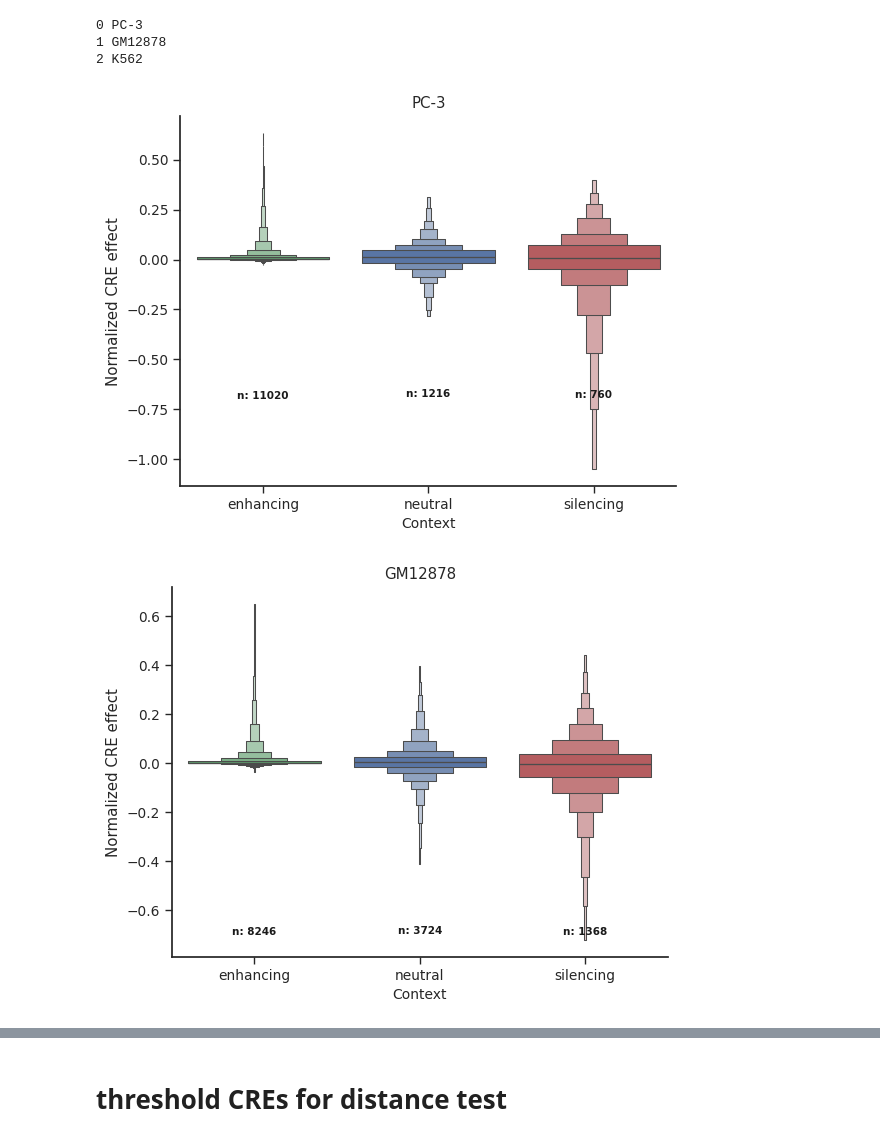
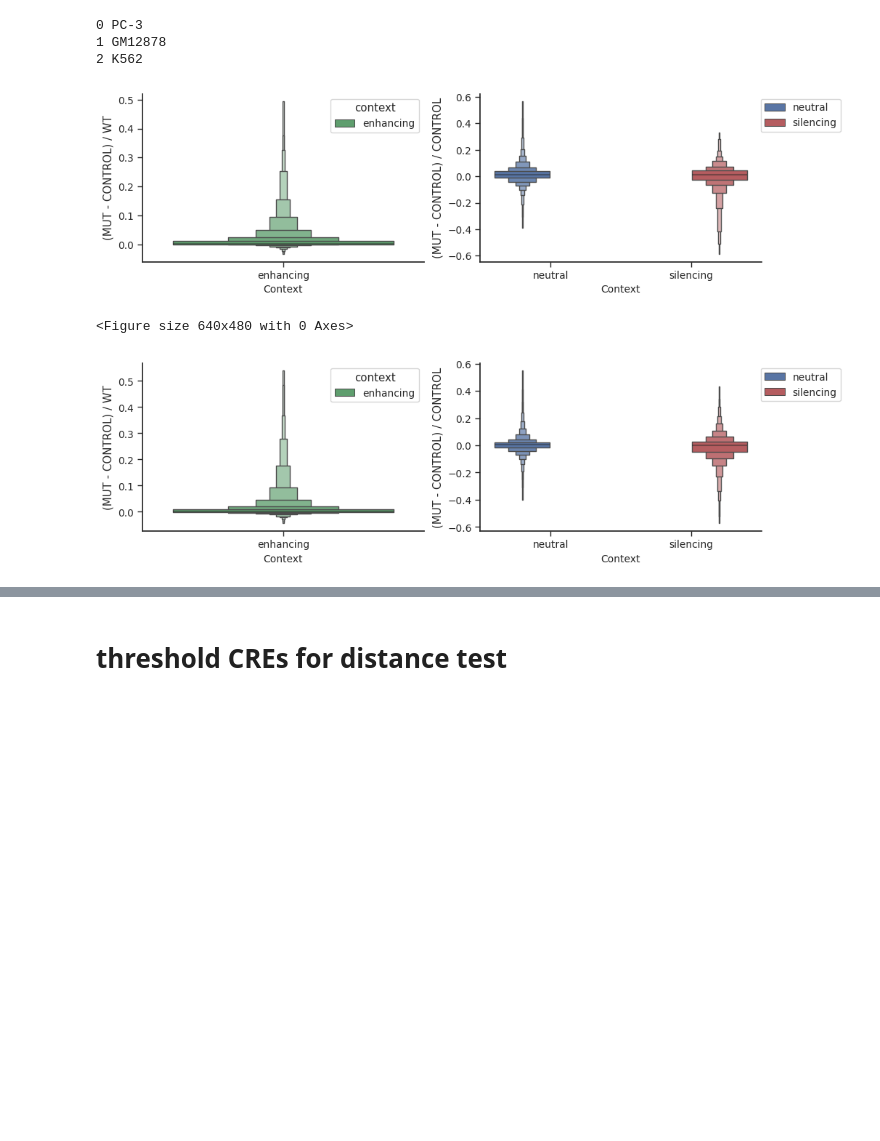
Before and after one commit to p-koo/creme-nn, a Jupyter notebook: figures/sufficiency_necessity.ipynb, the cells around one changed output, grey strips where cells are left out. Cells and saved outputs as stored; diff of their text form; code cells hidden in the pictures; blank space fills up the shorter version.

Commit message:
fix context effect bug

```diff
--- a/figures/sufficiency_necessity.ipynb
+++ b/figures/sufficiency_necessity.ipynb
@@ -122,10 +114,10 @@ for cell, df in result_summary.items():
 selected_cres = []
 for cell, df in result_summary.items():
     df['cell_line'] = cell
-    enh_df = df[df['Normalized shuffle effect'] > 0.3]
+    enh_df = df[(df['Normalized shuffle effect'] > 0.3) & (df['context']=='enhancing')]
     enh_df['tile class'] = 'Enhancer'
     selected_cres.append(enh_df)
-    sil_df = df[df['Normalized shuffle effect'] < -0.3]
+    sil_df = df[(df['Normalized shuffle effect'] < -0.3) & (df['context']=='silencing')]
     sil_df['tile class'] = 'Silencer'
     selected_cres.append(sil_df)
 selected_cres = pd.concat(selected_cres)
@@ -184,9 +176,15 @@ for c, cell_line in enumerate(cell_lines):
         res['wt'] = res['wt'][bin_index, c].mean(axis=0)
         res['mut'] = res['mut'][:, bin_index, c].mean(axis=1)
         res['control'] = res['control'][:, bin_index, c].mean(axis=1)
-        one_seq = pd.DataFrame((res['mut'] - res['control']) / res['wt'])
-        one_seq.columns = ['Normalized CRE effect']
+        # one_seq = pd.DataFrame((res['mut'] - res['control']) / res['wt'])
+        one_seq = pd.DataFrame((res['mut']-res['control']) / res['wt'])
+
+        one_seq.columns = ['(MUT - CONTROL) / WT']
+        one_seq['(MUT - CONTROL) / CONTROL'] = (res['mut']-res['control']) / res['control']
         one_seq['seq_id'] = res_path.split('/')[-1].split('.')[0]
+        one_seq['control'] = res['control']
+        one_seq['wt'] = res['wt']
+        one_seq['mut'] = res['mut']
         one_seq['tile_start'] = cre_tile_coords[0].values
         one_seq['tile_end'] = cre_tile_coords[1].values
         one_seq['context'] = row['context']
@@ -199,41 +197,57 @@ for c, cell_line in enumerate(cell_lines):
 # %%
 my_pal = {"enhancing": "g", "neutral": "b", "silencing":"r"}
 sns.set(font_scale = .9)
 sns.set_style(style='white')
 plt.rcParams['xtick.major.size'] = 5
 plt.rcParams['xtick.major.width'] = 1
 
 plt.rcParams['ytick.major.size'] = 5
 plt.rcParams['ytick.major.width'] = 1
 plt.rcParams['xtick.bottom'] = True
 plt.rcParams['ytick.left'] = True
 
+
 for cell, df in result_summary.items():
-    ax=sns.boxenplot(x='context', y='Normalized CRE effect', data=df,
-                  showfliers=False,
-                  hue='context',
-                  palette = my_pal)
-    ax.spines['top'].set_visible(False)
-    ax.spines['right'].set_visible(False)
-    ax.set_xlabel('Context', fontsize=10)
+    fig, axes = plt.subplots(1, 2, figsize=[11, 3])
+    enh_cont = df[df['context'] == 'enhancing']
+    others = df[df['context'] != 'enhancing']
+    for p, (df_cont, y) in enumerate([[enh_cont, '(MUT - CONTROL) / WT'],
+                                     [others, '(MUT - CONTROL) / CONTROL']]):
+        ax = axes[p]
+        sns.boxenplot(x='context', y=y, data=df_cont,
+                      showfliers=False,
+                      hue='context',
+                      ax=ax,
+                      palette = my_pal)
+        ax.spines['top'].set_visible(False)
+        ax.spines['right'].set_visible(False)
+        ax.set_xlabel('Context', fontsize=10)
+
+    plt.legend(bbox_to_anchor=[1.3,1])
+    plt.show()
+    plt.tight_layout()
+
+
         # add number of observations in each box
-    medians = df.groupby(['context'])['Normalized CRE effect'].median().values
-    nobs = df['context'].value_counts().values
-    nobs = [str(x) for x in nobs.tolist()]
-    nobs = ["n: " + i for i in nobs]
+    # medians = df.groupby(['context'])[y].median().values
+    # nobs = df['context'].value_counts().values
+    # nobs = [str(x) for x in nobs.tolist()]
+    # nobs = ["n: " + i for i in nobs]
 
-    # Add it to the plot
-    pos = range(len(nobs))
-    for tick,label in zip(pos,ax.get_xticklabels()):
-        ax.text(pos[tick],
-                medians[tick] - .7,
-                nobs[tick],
-                horizontalalignment='center',
-                size='x-small',
-                color='k',
-                weight='semibold')
-    plt.title(cell)
-    plt.show()
+    # # Add it to the plot
+    # pos = range(len(nobs))
+    # for tick,label in zip(pos,ax.get_xticklabels()):
+    #     ax.text(pos[tick],
+    #             medians[tick] - .7,
+    #             nobs[tick],
+    #             horizontalalignment='center',
+    #             size='x-small',
+    #             color='k',
+    #             weight='semibold')
+    # plt.title(cell)
+    # # plt.ylim(0, 5)
+    # plt.show()
 # %% [output]
-[figure, old version]
+[figure, new version]
+<Figure size 640x480 with 0 Axes>
-[figure, old version]
+[figure, new version]
```
Also changed, not shown: parts of 29 cells of this notebook, 16 other files.
